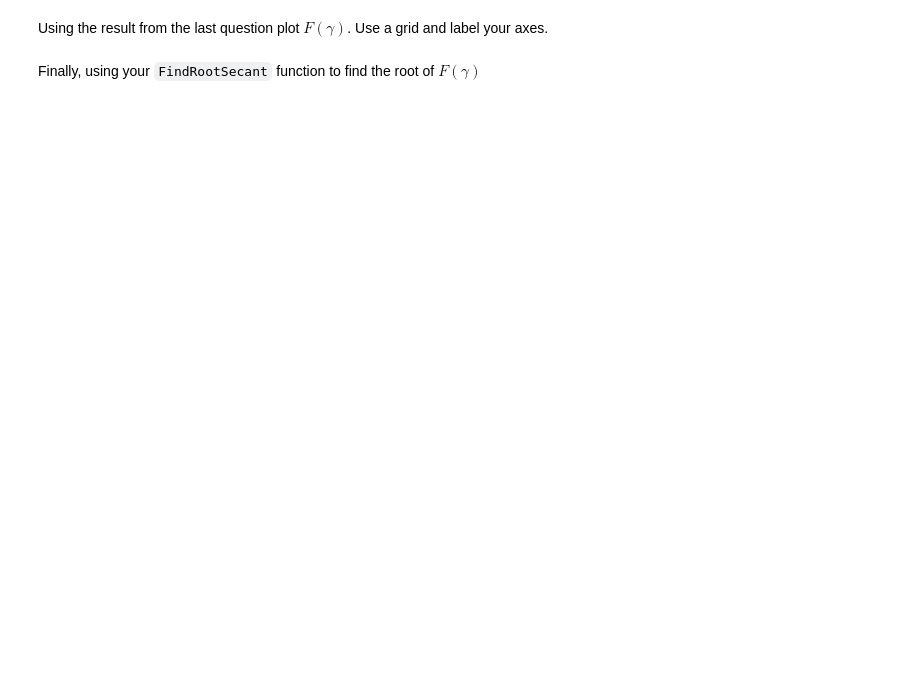
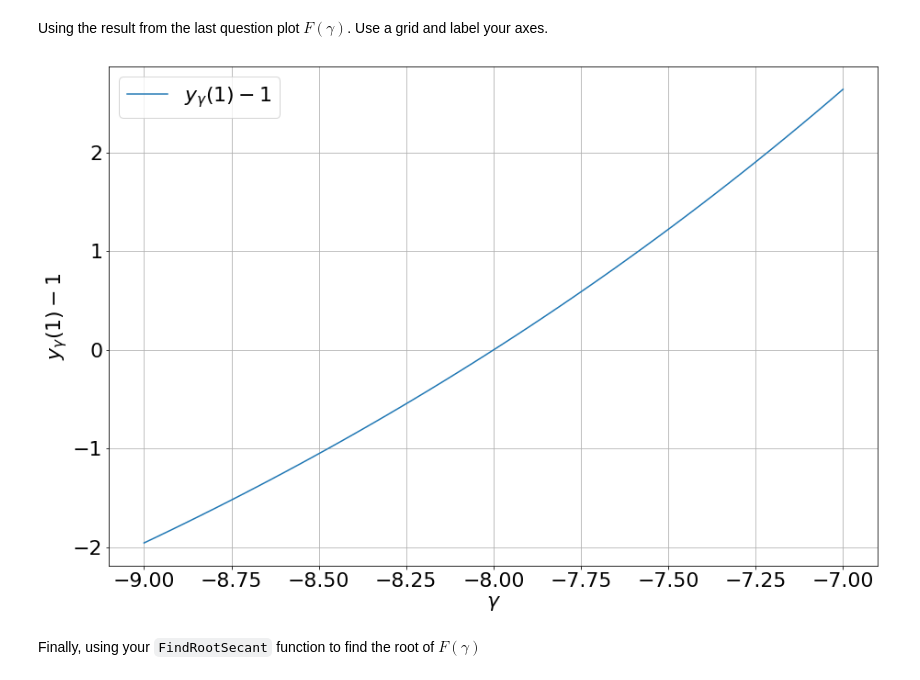
Before and after one commit to loby368/Computational-Science, a Jupyter notebook: Assignment 3/Assignment-3.ipynb, the cells around one changed output. Saved outputs shown, nothing was run; the diff lists cells and outputs as text; code cells hidden in the pictures; blank space fills up the shorter version.

```diff
--- a/Assignment 3/Assignment-3.ipynb
+++ b/Assignment 3/Assignment-3.ipynb
@@ -475,4 +569,12 @@ Using ``np.vectorize`` vectorize the function ``F`` and compute the $F(\gamma)$
 # %% [markdown]
 Using the result from the last question plot $F(\gamma)$. Use a grid and label your axes.
+# %%
+plt.plot(step, y)
+plt.grid(True)
+plt.xlabel('$\gamma$')
+plt.ylabel('$y_\gamma(1) - 1$')
+plt.legend(['$y_\gamma(1) - 1$']);
+# %% [output]
+[figure, added]
 # %% [markdown]
 Finally, using your ``FindRootSecant`` function to find the root of $F(\gamma)$
```
Also changed, not shown: parts of 15 cells of this notebook.
